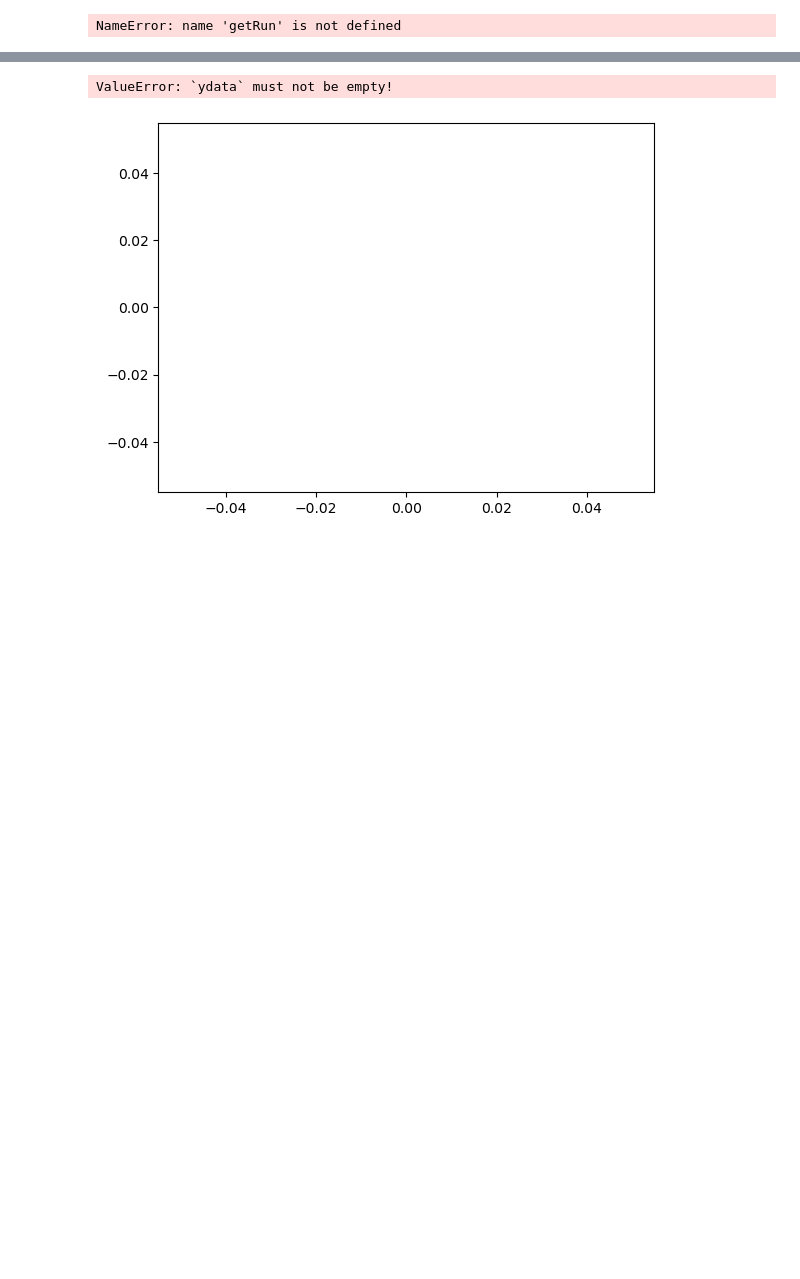
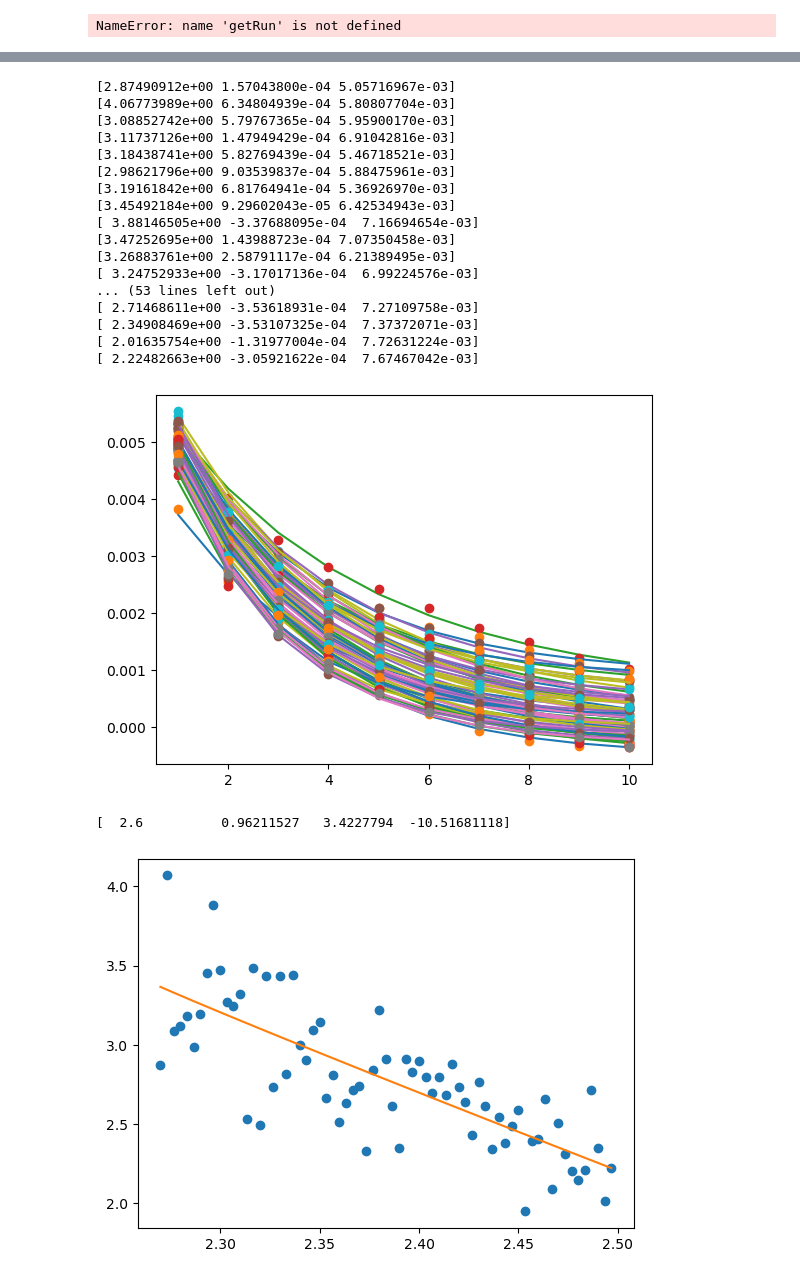
Before and after one commit to gfitez/ising, a Jupyter notebook: analyze.ipynb, the cells around one changed output, grey strips where cells are left out. Saved outputs shown, nothing was run; the diff lists cells and outputs as text; code cells hidden in the pictures; blank space fills up the shorter version.

Commit message:
new figure changes

```diff
--- a/analyze.ipynb
+++ b/analyze.ipynb
@@ -94,9 +92,12 @@ def sloop(t,Tc,beta,b):
 #    return x*m+b
 
 iMin = np.where(T > 2)[0][0]
-iMax = np.where(T<2.3)[0][-1]
+iMax = np.where(T<2.2)[0][-1]
 
-popt,pcov = curve_fit(sloop,T[iMin:iMax],M[iMin:iMax],p0=(2.265,1/8,1), maxfev=5000)
+plt.axvline(T[iMin])
+plt.axvline(T[iMax])
+
+popt,pcov = curve_fit(sloop,T[iMin:iMax],M[iMin:iMax],p0=(2.265,1/8,1), maxfev=5000, bounds=([2,1/16,-10],[2.5,1/4,10]))
 #popt,pcov = curve_fit(line,T[iMin:iMax],M[iMin:iMax])
 print(popt)
 
@@ -104,7 +105,7 @@ plt.plot(T[iMin:iMax],sloop(T[iMin:iMax],*popt),label=f"T^{popt[1]}")
 plt.xlabel("T")
 plt.ylabel("M")
 plt.legend()
-plt.xlim(2,2.3)
+plt.xlim(1.7,2.3)
 #plt.yscale("log")
 #plt.xscale("log")
 
@@ -112,4 +113,7 @@ def analyticalM(T):
     return (1-np.sinh(2/(T*Tc+Tc))**-4)**0.125
 
 plt.plot(np.linspace(np.min(T),0,100),analyticalM(np.linspace(np.min(T),0,100)))
+
+
+print((popt[1]-0.125)/0.125)
 # %% [output]
@@ -242,33 +248,51 @@ xis=[]
 for i in range(SC.shape[0]):
     row = SC.iloc[i]
     temp=row[0]
 
-    if temp>Tc and temp<3:
+    if temp>Tc and temp<2.5:
         temps.append(temp)
 
         correlations=row[1:11]
         xVals=np.arange(1,len(correlations)+1)
 
         popt,pcov = curve_fit(correlationFalloff, xVals, correlations, maxfev=20000)
         print(popt)
         plt.plot(xVals, correlationFalloff(xVals, *popt))
         plt.plot(xVals, correlations,"o")
 
         xis.append(popt[0])
 plt.show()
 
 
 plt.plot(temps,xis,"o")
 
 def correlationVTemp(t,Tc,nu,c,a):
     Tc=2.26
     return a*abs((t-Tc)/Tc)**nu+c
 
 popt,pcov = curve_fit(correlationVTemp, temps, xis, maxfev=50000, p0=(2.6,1,0,1))
 
 
 plt.plot(temps,correlationVTemp(np.array(temps), *popt))
 print(popt)
 # %% [output]
-ValueError: `ydata` must not be empty!
+[2.87490912e+00 1.57043800e-04 5.05716967e-03]
+[4.06773989e+00 6.34804939e-04 5.80807704e-03]
+[3.08852742e+00 5.79767365e-04 5.95900170e-03]
+[3.11737126e+00 1.47949429e-04 6.91042816e-03]
+[3.18438741e+00 5.82769439e-04 5.46718521e-03]
+[2.98621796e+00 9.03539837e-04 5.88475961e-03]
+[3.19161842e+00 6.81764941e-04 5.36926970e-03]
+[3.45492184e+00 9.29602043e-05 6.42534943e-03]
+[ 3.88146505e+00 -3.37688095e-04  7.16694654e-03]
+[3.47252695e+00 1.43988723e-04 7.07350458e-03]
+[3.26883761e+00 2.58791117e-04 6.21389495e-03]
+[ 3.24752933e+00 -3.17017136e-04  6.99224576e-03]
+... (53 lines left out)
+[ 2.71468611e+00 -3.53618931e-04  7.27109758e-03]
+[ 2.34908469e+00 -3.53107325e-04  7.37372071e-03]
+[ 2.01635754e+00 -1.31977004e-04  7.72631224e-03]
+[ 2.22482663e+00 -3.05921622e-04  7.67467042e-03]
-[figure, old version]
+[figure, new version]
+[  2.6          0.96211527   3.4227794  -10.51681118]
+[figure, added]
```
Also changed, not shown: parts of 6 cells of this notebook, 7 other files.
